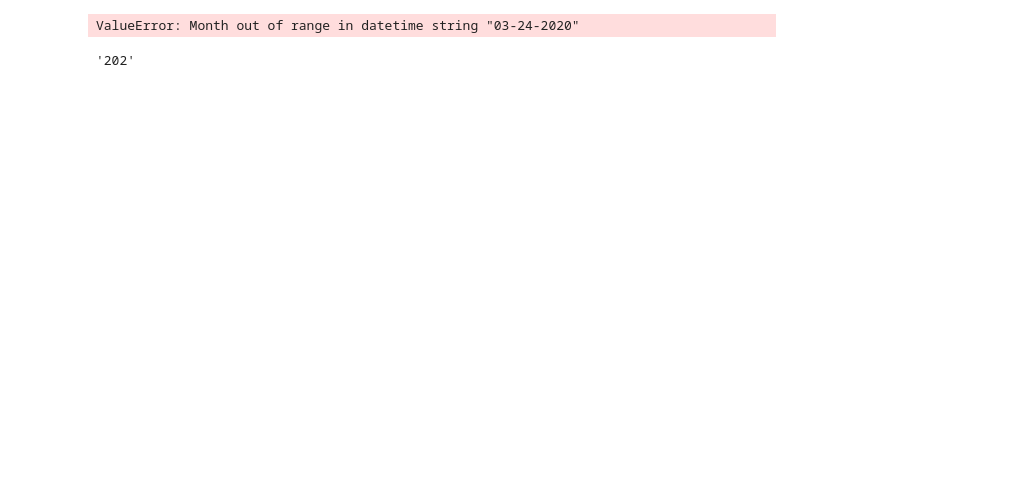
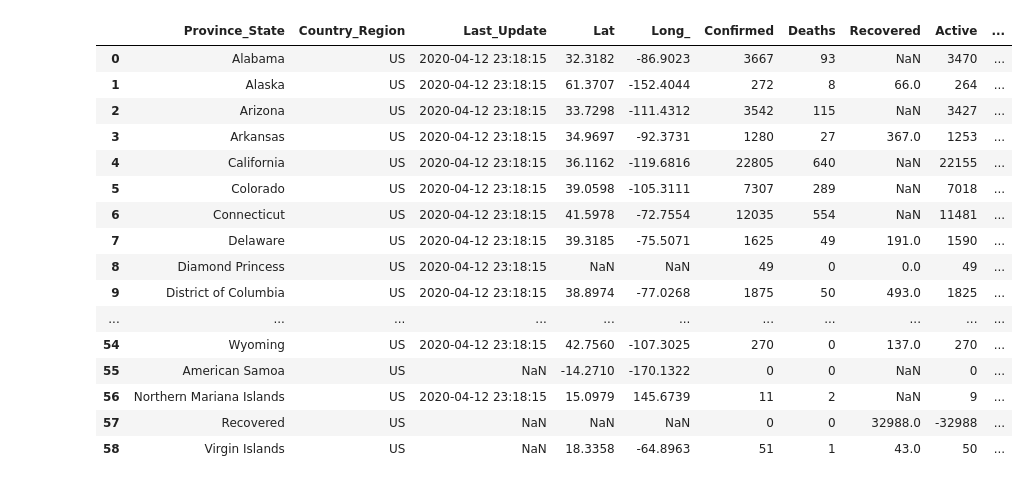
Before and after one commit to A-nnonymous/GP, a Jupyter notebook: code/LAB.ipynb, the cells around one changed output. Drawn from its saved outputs; the diff is of its cells as text; code cells hidden in the pictures; blank space fills up the shorter version.

```diff
--- a/code/LAB.ipynb
+++ b/code/LAB.ipynb
@@ -40,12 +5,0 @@ if __name__ == '__main__':
-# %%
-beginDate="04-12-2020"
-dt = datetime.datetime.strptime(beginDate, "%m-%d-%Y")
-# %%
-endDate=time.strftime("%m-%d-%Y", time.localtime())
-# %%
-import numpy as np
-
-a = np.arange('03-24-2020', '03-30-2020', dtype = np.datetime64)
-print(a, a.dtype)
-# %% [output]
-ValueError: Month out of range in datetime string "03-24-2020"
@@ -54,4 +6,56 @@ te='2020-04-12'
-# %%
-te[0:3]
-# %% [output]
-'202'
+# %%
+def dateRange(beginDate, endDate):
+    """
+    Date range generating function.
+    """
+    dates = []
+    dt = datetime.datetime.strptime(beginDate, "%Y-%m-%d")
+    date = beginDate[:]
+    while date <= endDate:
+        dates.append(date)
+        dt = dt + datetime.timedelta(1)
+        date = dt.strftime("%Y-%m-%d")
+    return dates
+
+
+def Timeindex(begin):
+    # (YYYYnow, MMnow, DDnow) = (time.localtime()[0], time.localtime()[1], time.localtime()[2])
+    now = time.strftime("%Y-%m-%d", time.localtime())
+    # Get present time string
+    PassedTime = dateRange(begin, now)
+    for i in range(len(PassedTime)):
+        raw = PassedTime[i]
+        year = raw[0:4]
+        month = raw[5:7]
+        day = raw[8:]
+        PassedTime[i] = month + '-' + day + '-' + year
+    return PassedTime
+# %%
+DataPath = "../data/csse_covid_19_data/"
+SeriesDataPath = "csse_covid_19_time_series/"
+DailyPath = "csse_covid_19_daily_reports_us/"
+datelist = Timeindex('2020-04-12')
+# %%
+date= datelist[0]
+filePath = DataPath + DailyPath + date + ".csv"
+f=open(filePath, 'r')
+dailyData = pd.read_csv(f)
+dailyData
+# %% [output]
+|  | Province_State | Country_Region | Last_Update | Lat | Long_ | Confirmed | Deaths | Recovered | Active | ... |
+| 0 | Alabama | US | 2020-04-12 23:18:15 | 32.3182 | -86.9023 | 3667 | 93 | NaN | 3470 | ... |
+| 1 | Alaska | US | 2020-04-12 23:18:15 | 61.3707 | -152.4044 | 272 | 8 | 66.0 | 264 | ... |
+| 2 | Arizona | US | 2020-04-12 23:18:15 | 33.7298 | -111.4312 | 3542 | 115 | NaN | 3427 | ... |
+| 3 | Arkansas | US | 2020-04-12 23:18:15 | 34.9697 | -92.3731 | 1280 | 27 | 367.0 | 1253 | ... |
+| 4 | California | US | 2020-04-12 23:18:15 | 36.1162 | -119.6816 | 22805 | 640 | NaN | 22155 | ... |
+| 5 | Colorado | US | 2020-04-12 23:18:15 | 39.0598 | -105.3111 | 7307 | 289 | NaN | 7018 | ... |
+| 6 | Connecticut | US | 2020-04-12 23:18:15 | 41.5978 | -72.7554 | 12035 | 554 | NaN | 11481 | ... |
+| 7 | Delaware | US | 2020-04-12 23:18:15 | 39.3185 | -75.5071 | 1625 | 49 | 191.0 | 1590 | ... |
+| 8 | Diamond Princess | US | 2020-04-12 23:18:15 | NaN | NaN | 49 | 0 | 0.0 | 49 | ... |
+| 9 | District of Columbia | US | 2020-04-12 23:18:15 | 38.8974 | -77.0268 | 1875 | 50 | 493.0 | 1825 | ... |
+| ... | ... | ... | ... | ... | ... | ... | ... | ... | ... | ... |
+| 54 | Wyoming | US | 2020-04-12 23:18:15 | 42.7560 | -107.3025 | 270 | 0 | 137.0 | 270 | ... |
+| 55 | American Samoa | US | NaN | -14.2710 | -170.1322 | 0 | 0 | NaN | 0 | ... |
+| 56 | Northern Mariana Islands | US | 2020-04-12 23:18:15 | 15.0979 | 145.6739 | 11 | 2 | NaN | 9 | ... |
+| 57 | Recovered | US | NaN | NaN | NaN | 0 | 0 | 32988.0 | -32988 | ... |
+| 58 | Virgin Islands | US | NaN | 18.3358 | -64.8963 | 51 | 1 | 43.0 | 50 | ... |
```
Also changed, not shown: parts of 5 cells of this notebook, 2 other files.
